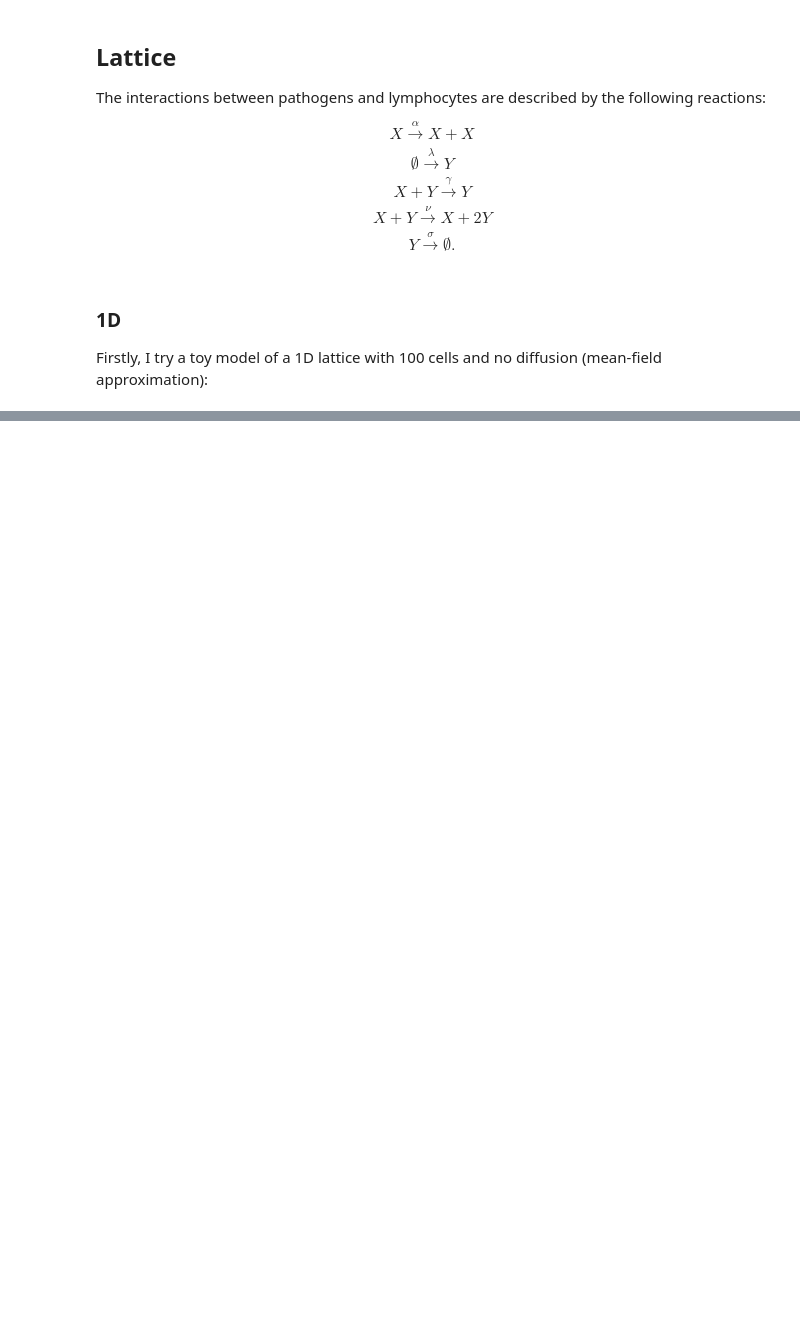
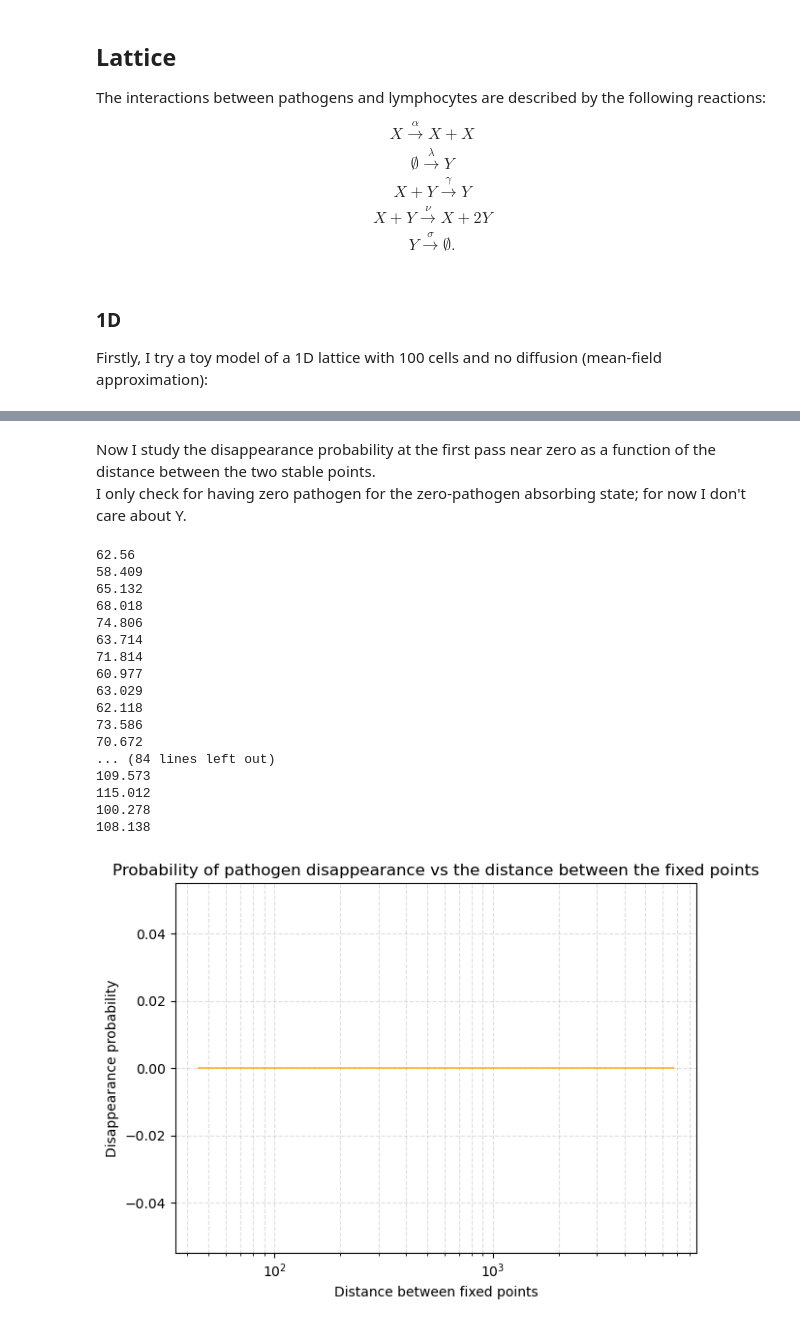
Before and after one commit to pietromalagoli/PCS, a Jupyter notebook: project.ipynb, the cells around one changed output, grey strips where cells are left out. Cells and saved outputs as stored; diff of their text form; code cells hidden in the pictures; blank space fills up the shorter version.

```diff
--- a/project.ipynb
+++ b/project.ipynb
@@ -216,0 +240,69 @@ plt.show()
+# %% [markdown]
+Now I study the disappearance probability at the first pass near zero as a function of the distance between the two stable points.\
+I only check for having zero pathogen for the zero-pathogen absorbing state; for now I don't care about Y.
+# %%
+def P_diss(model,num_nu:int,n_iter:int,N:int,time_steps:int,par:dict):
+    # Loop over nu, from 1e-5 to 1.5e-3
+    nu_values = np.linspace(1e-5,1.5e-3,num_nu)[::-1]                   # I invert the array (doing [::-1] because the distance is inversly proportional to nu)
+
+    # Initialize storing for disapperance probability
+    P_d = np.zeros((num_nu,2))
+
+    # Compute the distance between the two fixed points for each value of nu
+    P_d[:,0] = [np.linalg.norm(np.array([0,par['lambda']/par['sigma']])-
+                               np.array([(par['sigma']-par['lambda']*par['gamma']/par['alpha'])/nu,par['alpha']/par['gamma']]))
+                                for nu in nu_values]
+
+    for i,nu in enumerate(nu_values):
+        par['nu'] = nu
+        for iter in range(n_iter):
+            X_stoc, _ = lattice1(N=N,time_steps=time_steps,par=par)
+            print(X_stoc[-1])
+            if np.isclose(X_stoc[-1],0.0,1e-15):                        # I use np.isclose bc with the == always gives problems
+                P_d[i,1] += 1                                          # check if pathogen dissappeared
+        P_d[i,1] /= n_iter
+
+    return P_d
+
+par = {
+    'alpha': 1.2,
+    'gamma': 0.1,   # questo sarebbe 0.01
+    'lambda': 0.4,
+    'nu': 1e-5,
+    'sigma': 0.1,
+    'Dx': 0.,       # diffusion of x
+    'Dy': 0.        # diffusion of y
+}
+
+# Compute the disapperance probability
+P_d = P_diss(model=lattice1,num_nu=10,n_iter=10,N=1000,time_steps=10,par=par)
+
+# plot the evolution of x(t)
+#plt.figure(figsize=(12,8))
+plt.plot(P_d[:,0],P_d[:,1],c='orange',alpha=0.7)
+plt.title('Probability of pathogen disappearance vs the distance between the fixed points')
+plt.xlabel('Distance between fixed points')
+plt.ylabel('Disappearance probability')
+plt.xscale('log')
+plt.grid(True, which="both",alpha=0.4,linestyle='--')
+plt.tight_layout()
+plt.show()
+# %% [output]
+62.56
+58.409
+65.132
+68.018
+74.806
+63.714
+71.814
+60.977
+63.029
+62.118
+73.586
+70.672
+... (84 lines left out)
+109.573
+115.012
+100.278
+108.138
+[figure, added]
```
Also changed, not shown: parts of 4 cells of this notebook.
